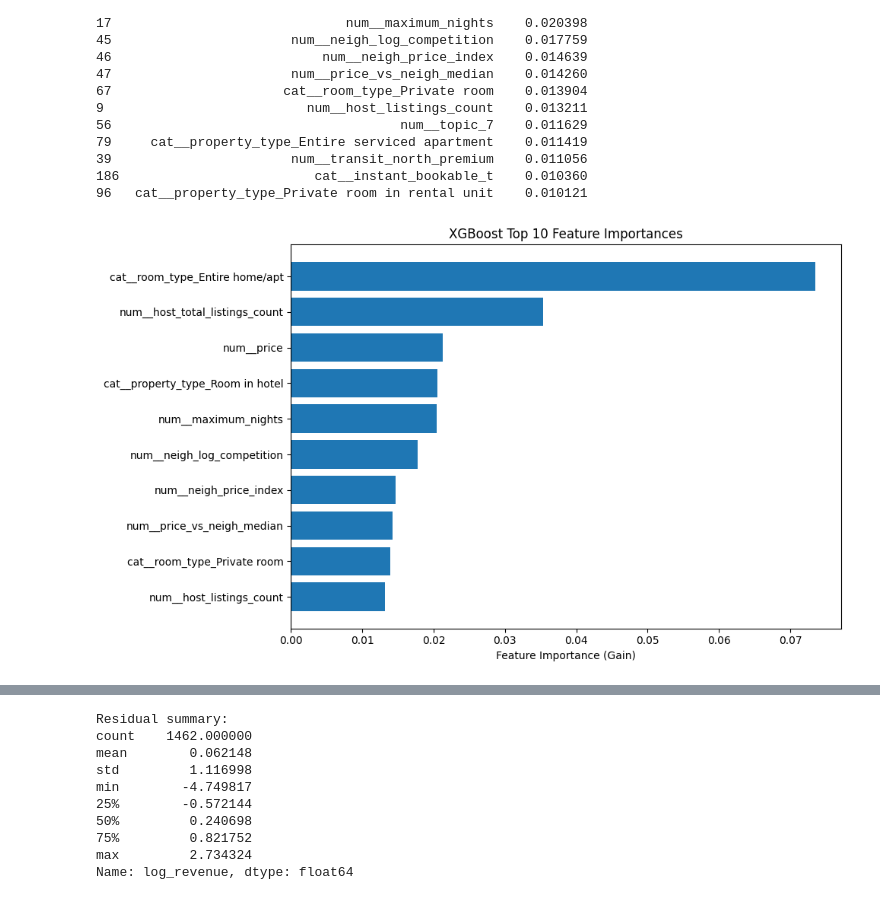
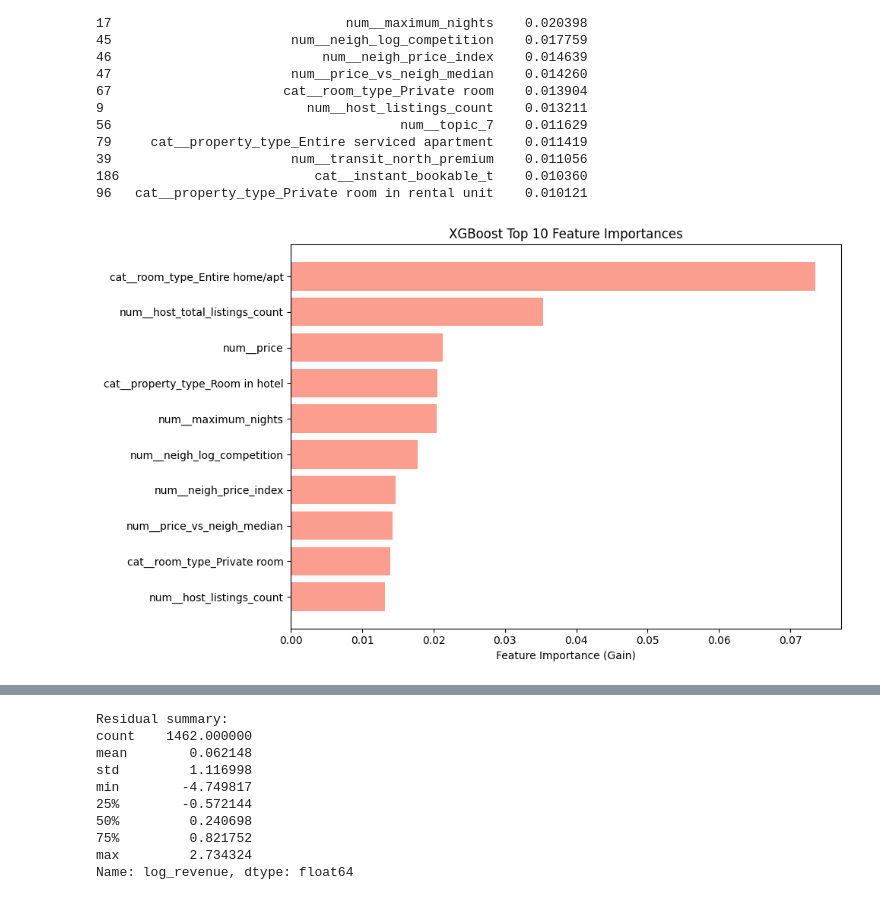
Before and after one commit to RyanChenJung/Airbnb-Renting-Optimizer, a Jupyter notebook: notebooks/ellie/revenue_modeling_advanced.ipynb, the cells around one changed output, grey strips where cells are left out. Drawn from its saved outputs; the diff is of its cells as text; code cells hidden in the pictures.

```diff
--- a/notebooks/ellie/revenue_modeling_advanced.ipynb
+++ b/notebooks/ellie/revenue_modeling_advanced.ipynb
@@ -498,15 +464,16 @@ print(importance_df_xgb.head(15))
 # %%
 plt.figure(figsize=(10, 6))
 plt.barh(
     importance_df_xgb["feature"].head(10)[::-1],
-    importance_df_xgb["importance"].head(10)[::-1]
+    importance_df_xgb["importance"].head(10)[::-1],
+    color='#fb9e90'
 )
 plt.xlabel("Feature Importance (Gain)")
 plt.title("XGBoost Top 10 Feature Importances")
 plt.tight_layout()
 plt.show()
 # %% [output]
-[figure, old version]
+[figure, new version]
 # %%
 # ── XGBoost SHAP ──────────────────────────────────────────────────
 best_model_xgb = search.best_estimator_
```
Also changed, not shown: parts of 5 cells of this notebook.
